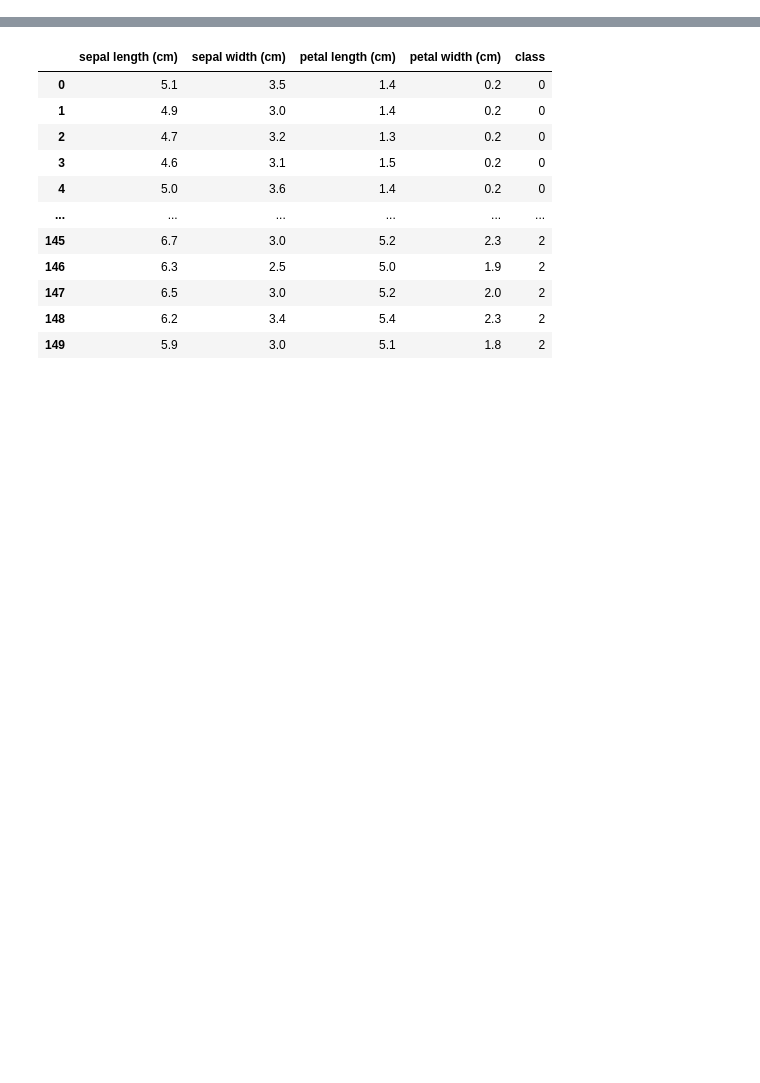
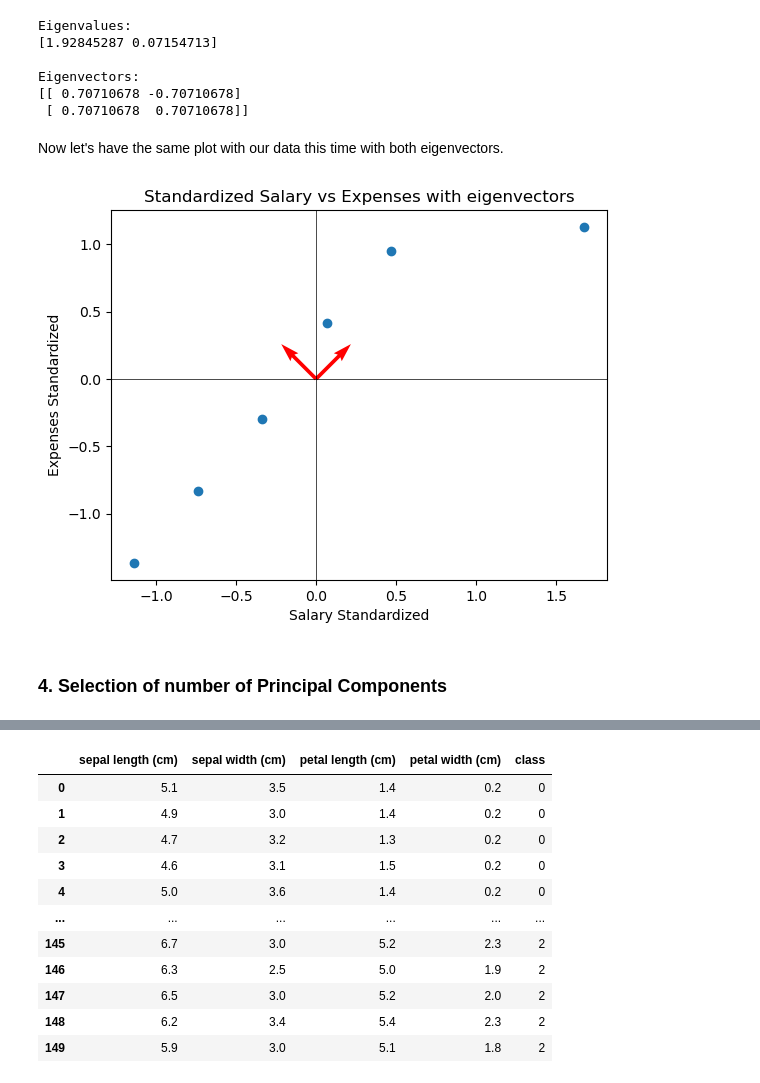
Before and after one commit to KalinaMarkova/Math-for-Developers-Course, a Jupyter notebook: 08. Exam Project/Draft.ipynb, the cells around one changed output, grey strips where cells are left out. Drawn from its saved outputs; the diff is of its cells as text; code cells hidden in the pictures; blank space fills up the shorter version.

```diff
--- a/08. Exam Project/Draft.ipynb
+++ b/08. Exam Project/Draft.ipynb
@@ -108,0 +191,37 @@ UFuncTypeError: ufunc 'add' did not contain a loop with signature matching types
+# %%
+# Calculate eigenvalues and eigenvectors
+cov_matrix = np.array([[1.0, 0.92845287],
+[0.92845287, 1.0]])
+eigenvalues, eigenvectors = np.linalg.eig(cov_matrix)
+
+print("\nEigenvalues:")
+print(eigenvalues)
+
+print("\nEigenvectors:")
+print(eigenvectors)
+# %% [output]
+Eigenvalues:
+[1.92845287 0.07154713]
+
+Eigenvectors:
+[[ 0.70710678 -0.70710678]
+ [ 0.70710678  0.70710678]]
+# %% [markdown]
+Now let's have the same plot with our data this time with both eigenvectors.
+# %%
+# Create a scatter plot of the standardized data
+plt.scatter(df['Salary Standardized'], df['Expenses Standardized'])
+
+# Plot the main axes
+plt.axhline(0, color='black', linewidth=0.5)
+plt.axvline(0, color='black', linewidth=0.5)
+plt.quiver(0.70710678, 0.70710678, color=['r'], scale=3, scale_units='xy')
+plt.quiver(-0.70710678, 0.70710678, color=['r'], scale=3, scale_units='xy')
+plt.title("Standardized Salary vs Expenses with eigenvectors")
+plt.xlabel('Salary Standardized')
+plt.ylabel('Expenses Standardized')
+plt.show()
+# %% [output]
+[figure, added]
+# %% [markdown]
+### 4. Selection of number of Principal Components
```
Also changed, not shown: parts of 33 cells of this notebook.
